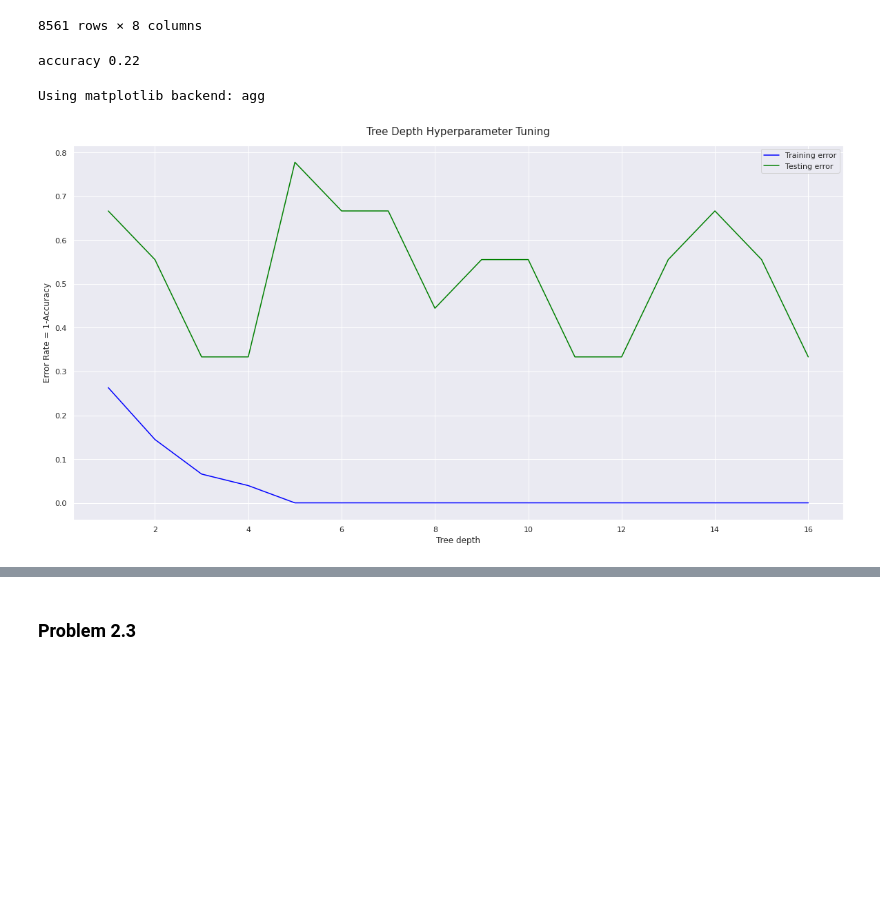
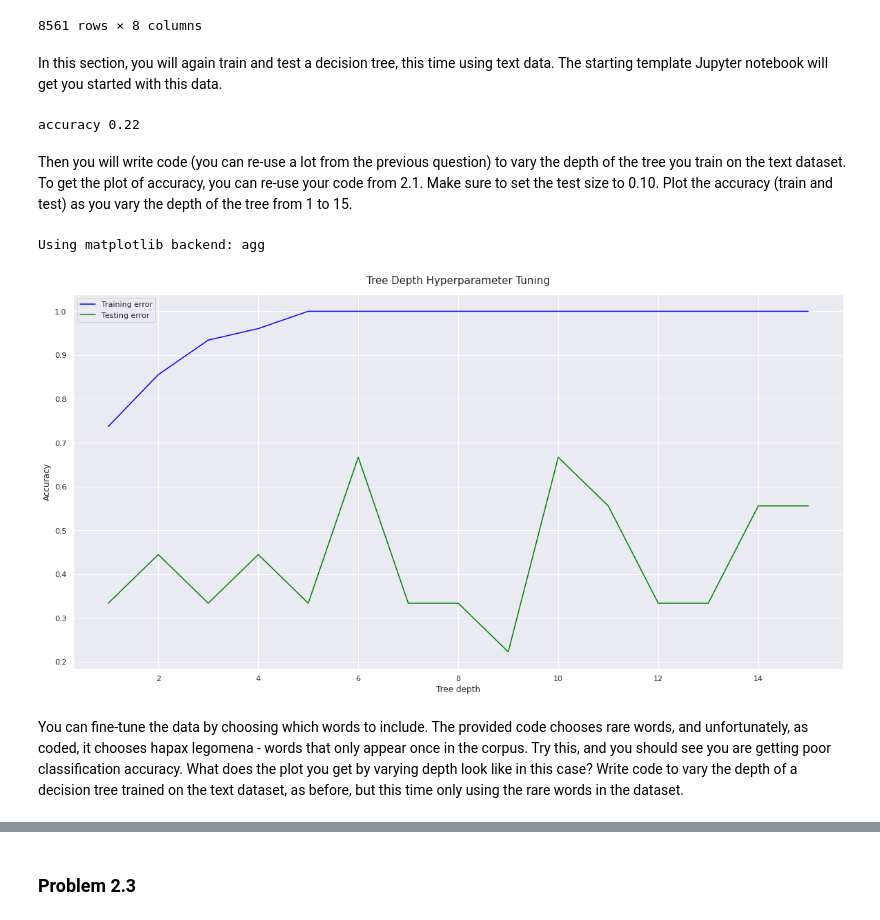
Before and after one commit to zachfreitas/ADS_504_Machine_Learning, a Jupyter notebook: Module_2/assignment_2/Assignment_2.ipynb, the cells around one changed output, grey strips where cells are left out. Drawn from its saved outputs; the diff is of its cells as text; code cells hidden in the pictures; blank space fills up the shorter version.

```diff
--- a/Module_2/assignment_2/Assignment_2.ipynb
+++ b/Module_2/assignment_2/Assignment_2.ipynb
@@ -389,9 +392,12 @@ t_df.describe().T
 | zealand | 85.0 | 0.011765 | 0.108465 | 0.0 | 0.0 | 0.0 | 0.0 | 1.0 |
 | zealous | 85.0 | 0.094118 | 0.397118 | 0.0 | 0.0 | 0.0 | 0.0 | 2.0 |
 8561 rows × 8 columns
+# %% [markdown]
+ In this section, you will again train and test a decision tree, this time using text
+data. The starting template Jupyter notebook will get you started with this data.
 # %%
 # Create the decision tree here Randomstate=42 90% training and 10% testing
-X = t_df.drop(['meta_author', 'Unnamed: 0','meta_title'], axis=1)
+X = t_df.drop(['Unnamed: 0','meta_author','meta_title'], axis=1)
 le = preprocessing.LabelEncoder()
 labels = t_df['meta_author']
 le.fit(labels)
@@ -407,6 +413,10 @@ y_pred = clf.predict(X_test)
 print('accuracy %2.2f ' % accuracy_score(y_test,y_pred))
 # %% [output]
 accuracy 0.22
+# %% [markdown]
+Then you will write code (you can re-use a lot from the previous question) to vary
+the depth of the tree you train on the text dataset. To get the plot of accuracy, you can re-use your code from 2.1. Make sure to set the test size to 0.10. Plot the
+accuracy (train and test) as you vary the depth of the tree from 1 to 15.
 # %%
 #Create a loop of max depth from 1 to 16 similar to previous step and draw the
 #above mentioned graph
@@ -415,33 +425,41 @@ accuracy 0.22
 
 from sklearn.metrics import accuracy_score
 
-max_depths = range(1, 16 + 1)
+max_depths = range(1, 15 + 1)
 training_error = []
 for max_depth in max_depths:
     model_1 = DecisionTreeClassifier(max_depth=max_depth)
     model_1.fit(X_train, y_train)
-    training_error.append(1-accuracy_score(y_train, model_1.predict(X_train))) # Save Error Rate = 1-Accuracy
+    training_error.append(accuracy_score(y_train, model_1.predict(X_train))) # Save Error Rate = 1-Accuracy
 
 testing_error = []
 for max_depth in max_depths:
     model_2 = DecisionTreeClassifier(max_depth=max_depth)
     model_2.fit(X_train, y_train)
-    testing_error.append(1-accuracy_score(y_test, model_2.predict(X_test))) # Save Error Rate = 1-Accuracy
+    testing_error.append(accuracy_score(y_test, model_2.predict(X_test))) # Save Error Rate = 1-Accuracy
 # %%
 # Make a plot of training and test set error as the decision tree depth is varied.
 %matplotlib
 plt.figure(figsize=[20,10])
 plt.plot(max_depths, training_error, color='blue', label='Training error')
 plt.plot(max_depths, testing_error, color='green', label='Testing error')
 plt.xlabel('Tree depth')
 # plt.axvline(x=5, color='orange', linestyle='--')
-plt.ylabel('Error Rate = 1-Accuracy')
+plt.ylabel('Accuracy')
 plt.title('Tree Depth Hyperparameter Tuning', pad=15, size=15)
 plt.legend()
 plt.show()
 # %% [output]
 Using matplotlib backend: agg
-[figure, old version]
+[figure, new version]
+# %% [markdown]
+You can fine-tune the data by choosing which words to include. The provided
+code chooses rare words, and unfortunately, as coded, it chooses hapax
+legomena - words that only appear once in the corpus. Try this, and you should
+see you are getting poor classification accuracy. What does the plot you get by
+varying depth look like in this case? Write code to vary the depth of a decision
+tree trained on the text dataset, as before, but this time only using the rare words
+in the dataset.
 # %%
 # With a simple code, you can see the frequency of the words
 text_frequecies = X.sum()
```
Also changed, not shown: parts of 12 cells of this notebook.
